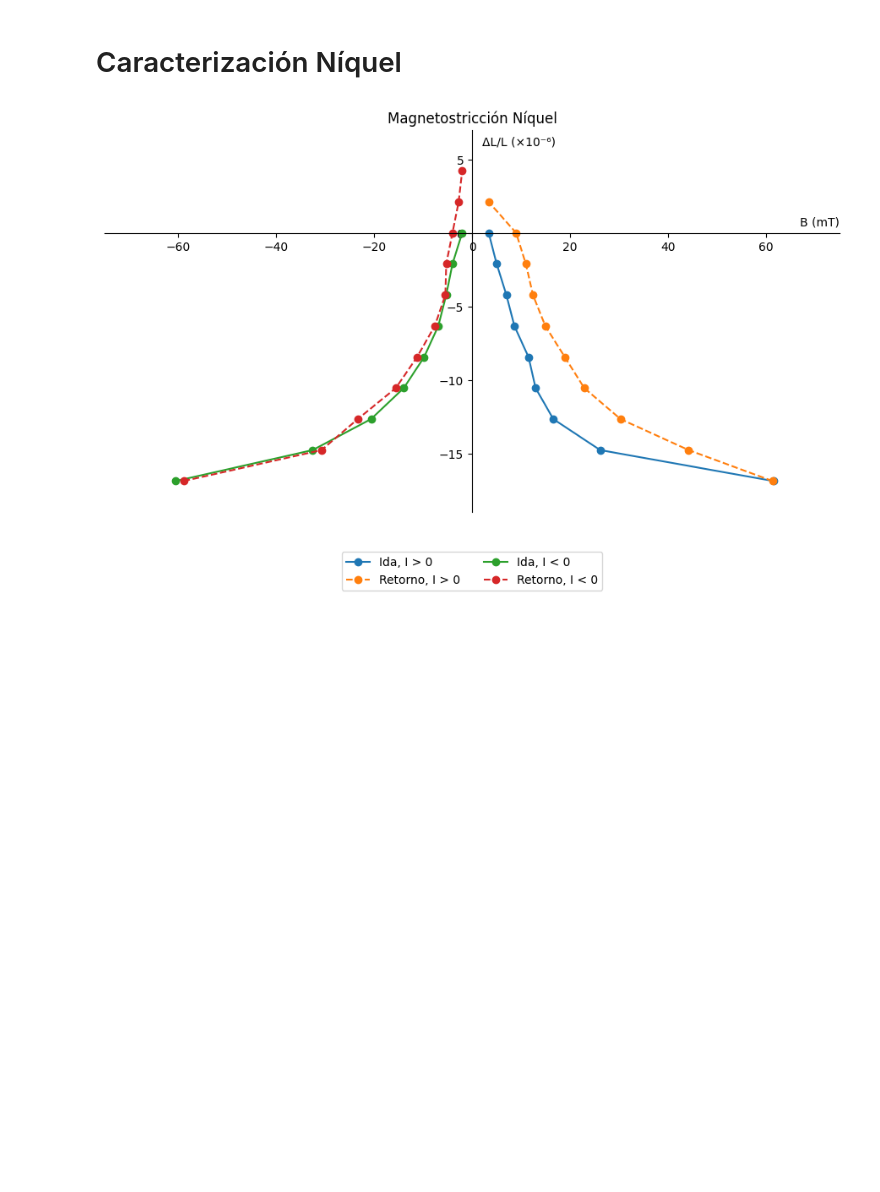
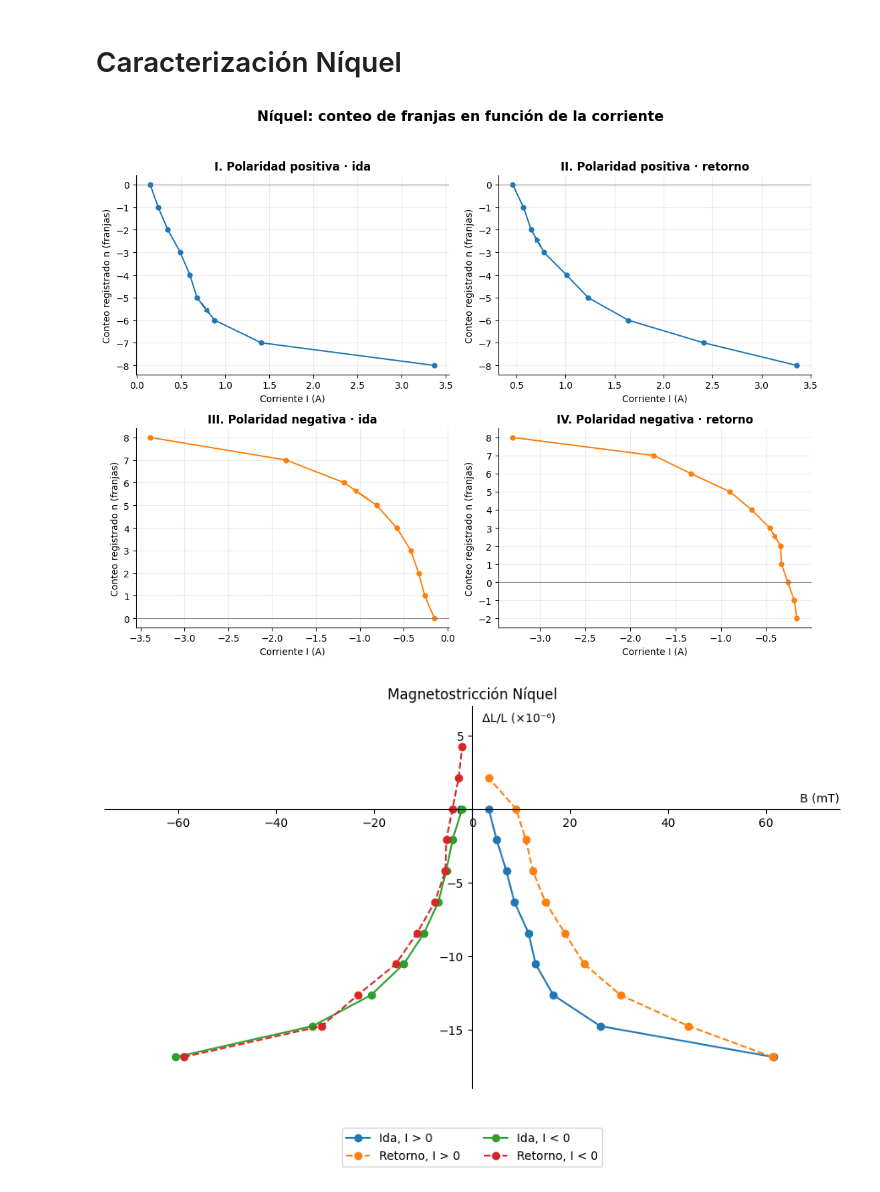
Before and after one commit to Emyfoton/Codigos_pregrado, a Jupyter notebook: Magnetostricción.ipynb, the cells around one changed output. Cells and saved outputs as stored; diff of their text form; code cells hidden in the pictures; blank space fills up the shorter version.

```diff
--- a/Magnetostricción.ipynb
+++ b/Magnetostricción.ipynb
@@ -294,6 +294,51 @@ Residuals: [  -0.58829326   23.895946    -22.97317256  -10.70547056   50.1577088
 [figure]
 # %% [markdown]
 # Caracterización Níquel
+# %%
+import numpy as np
+import matplotlib.pyplot as plt
+
+# Datos del experimento (signos originales del conteo)
+I1 = [0.15, 0.24, 0.35, 0.49, 0.60, 0.68, 0.88, 1.41, 3.37]
+n1 = [0, -1, -2, -3, -4, -5, -6, -7, -8]
+
+I2 = [3.36, 2.41, 1.64, 1.23, 1.01, 0.78, 0.65, 0.57, 0.46]
+n2 = [-8, -7, -6, -5, -4, -3, -2, -1, 0]
+
+I3 = [-0.15, -0.26, -0.33, -0.42, -0.58, -0.81, -1.18, -1.84, -3.39]
+n3 = [0, 1, 2, 3, 4, 5, 6, 7, 8]
+
+I4 = [-3.30, -1.74, -1.33, -0.90, -0.66, -0.46, -0.34, -0.33, -0.26, -0.19, -0.16]
+n4 = [8, 7, 6, 5, 4, 3, 2, 1, 0, -1, -2]
+
+casos = [
+    (I1, n1, 'I. Polaridad positiva · ida', 'tab:blue'),
+    (I2, n2, 'II. Polaridad positiva · retorno', 'tab:blue'),
+    (I3, n3, 'III. Polaridad negativa · ida', 'tab:orange'),
+    (I4, n4, 'IV. Polaridad negativa · retorno', 'tab:orange'),
+]
+
+fig, axes = plt.subplots(2, 2, figsize=(11, 8.5))
+for ax, (I, n, titulo, color) in zip(axes.flat, casos):
+    ax.plot(I, n, 'o-', color=color, linewidth=1.5, markersize=5)
+    k = 5
+    ax.annotate('',
+        xy=(I[k] + .8*(I[k+1]-I[k]), n[k] + .8*(n[k+1]-n[k])),
+        xytext=(I[k] + .2*(I[k+1]-I[k]), n[k] + .2*(n[k+1]-n[k])),
+        arrowprops=dict(arrowstyle='->', color=color, lw=2))
+    ax.set_title(titulo, fontsize=12, fontweight='bold')
+    ax.set_xlabel('Corriente I (A)', fontsize=10)
+    ax.set_ylabel('Conteo registrado n (franjas)', fontsize=10)
+    ax.set_yticks(np.arange(min(n), max(n)+1))
+    ax.axhline(0, color='gray', linewidth=.7)
+    ax.grid(alpha=.25)
+    ax.spines[['top', 'right']].set_visible(False)
+
+fig.suptitle('Níquel: conteo de franjas en función de la corriente', fontsize=15, fontweight='bold')
+fig.tight_layout(rect=(0, 0, 1, 0.95))
+plt.show()
+# %% [output]
+[figure, added]
 # %%
 import numpy as np
 import matplotlib.pyplot as plt
```
